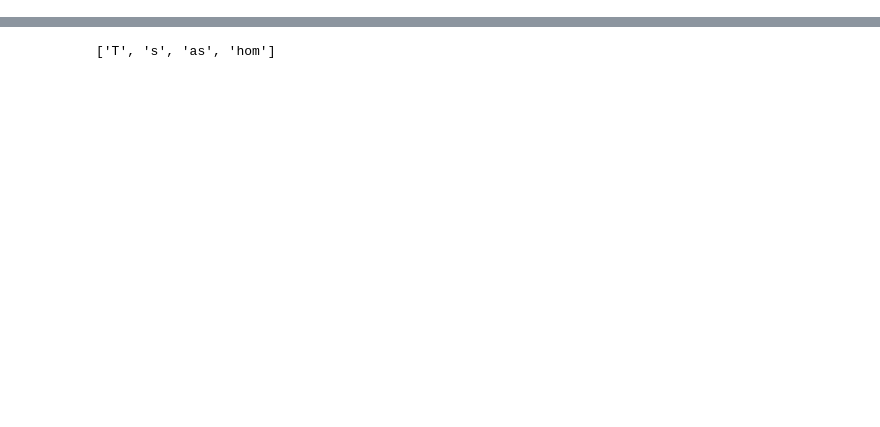
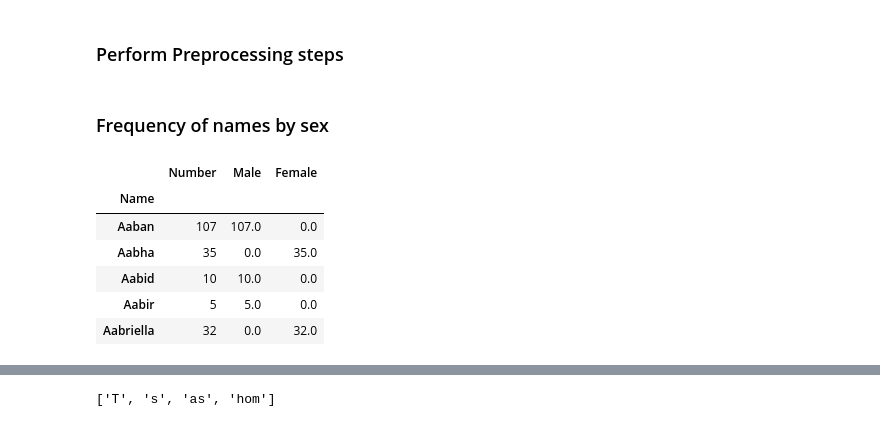
Before and after one commit to tjslezak/dignity-health-challenge, a Jupyter notebook: dh-ml.ipynb, the cells around one changed output, grey strips where cells are left out. Cells and saved outputs as stored; diff of their text form; code cells hidden in the pictures; blank space fills up the shorter version.

```diff
--- a/dh-ml.ipynb
+++ b/dh-ml.ipynb
@@ -10,3 +32,5 @@ from sklearn.feature_extraction.text import CountVectorizer
+# %% [markdown]
+### Perform Preprocessing steps
 # %%
 df = pd.read_csv('./data/names_df.csv')
 df['Name'] = df.Name.str.strip('--')
@@ -20,8 +44,27 @@ df.drop(columns=['Year'], inplace=True)
 groups = df.groupby(['Sex', 'Name'], as_index=False).sum()
 group = df.groupby(['Name']).sum()
 group.drop(columns='Sex', inplace=True)
+# %% [markdown]
+### Frequency of names by sex
 # %%
-male = groups[groups.Sex==1].drop(columns=['Sex'])
-male.set_index('Name', inplace=True)
-fem = groups[groups.Sex==0].drop(columns=['Sex'])
-fem.set_index('Name', inplace=True)
+male = groups[groups.Sex==1].drop(columns=['Sex']).set_index('Name')
+fem = groups[groups.Sex==0].drop(columns=['Sex']).set_index('Name')
+
+for name, row in group.iterrows():
+    total = row.Number
+    try:
+        n_male = male.at[name, 'Number']
+        group.loc[name, 'Male'] = int(n_male)
+    except:
+        group.loc[name, 'Male'] = 0
+
+group['Female'] = group.Number - group.Male
+group.head()
+# %% [output]
+|  | Number | Male | Female |
+| Name |  |  |  |
+| Aaban | 107 | 107.0 | 0.0 |
+| Aabha | 35 | 0.0 | 35.0 |
+| Aabid | 10 | 10.0 | 0.0 |
+| Aabir | 5 | 5.0 | 0.0 |
+| Aabriella | 32 | 0.0 | 32.0 |
```
Also changed, not shown: parts of 97 cells of this notebook, 1 other file.
